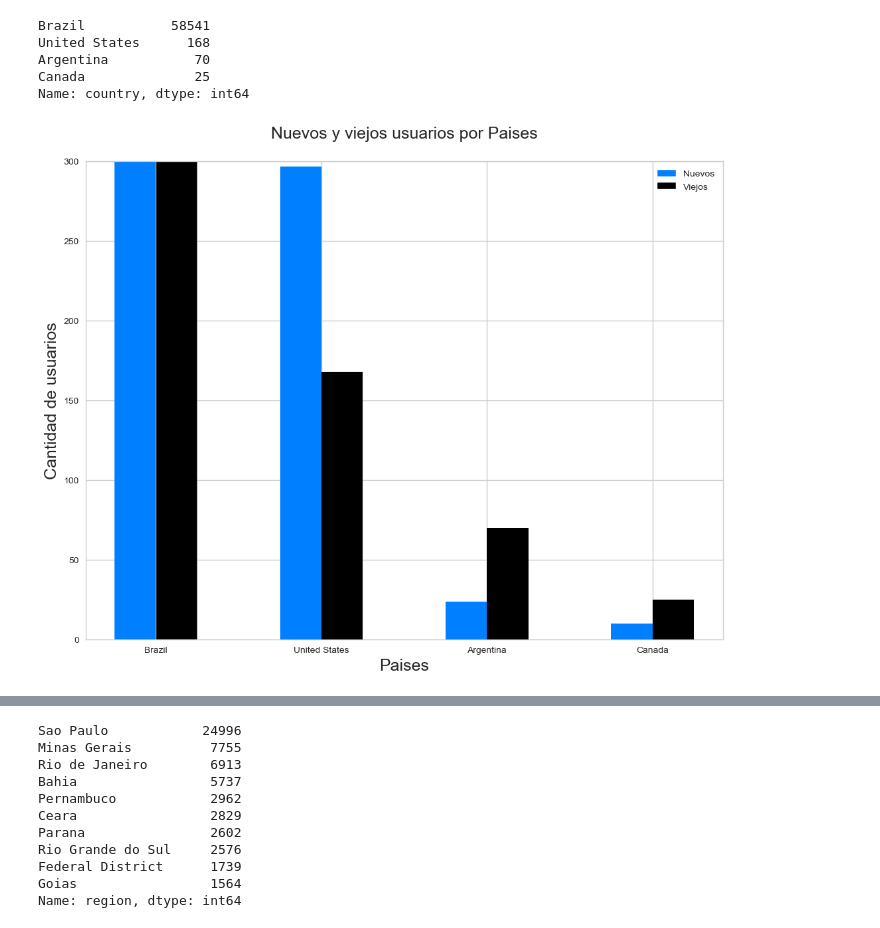
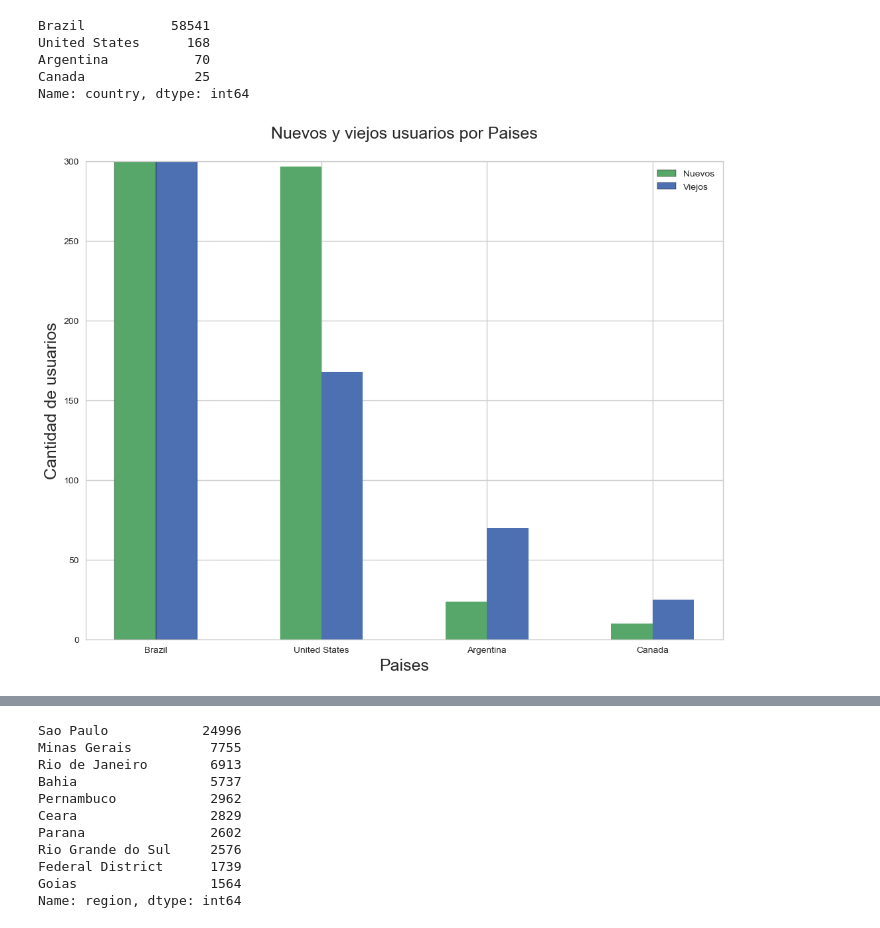
Before and after one commit to ConstanzaGonzalez/DatataFrita, a Jupyter notebook: tp/Viejos y nuevos usuarios.ipynb, the cells around one changed output, grey strips where cells are left out. Saved outputs shown, nothing was run; the diff lists cells and outputs as text; code cells hidden in the pictures.

```diff
--- a/tp/Viejos y nuevos usuarios.ipynb
+++ b/tp/Viejos y nuevos usuarios.ipynb
@@ -60,24 +60,26 @@ Name: country, dtype: int64
 # %%
 X = np.arange (len(usersN.index))
 Y1 = usersN.values
 Y2 = usersR.values
 
 
 plt.axes([0.025,0.025,1.5,1.5])
-plt.bar(X-0.125 ,Y1,facecolor = "#0080FF",label = "Nuevos", width = 0.25, align = "center",edgecolor = "white")
-plt.bar(X+0.125,Y2,facecolor = "#000000",label = "Viejos", width = 0.25, align = "center",edgecolor = "white")
+plt.bar(X-0.125 ,Y1,facecolor = "#57a76a",label = "Nuevos", width = 0.25, align = "center",edgecolor = "black")
+plt.bar(X+0.125,Y2,facecolor = "#4d70b2",label = "Viejos", width = 0.25, align = "center",edgecolor = "black")
+
+
 
 plt.ylim(0,300)
 plt.xticks(X,usersN.index,fontsize = 10)
 plt.xlabel("Paises",fontsize = 18)
 plt.ylabel('Cantidad de usuarios', fontsize = 18)
 
 plt.title('Nuevos y viejos usuarios por Paises\n', fontsize = 18)
 
 plt.legend(loc="upper right")
 plt.show()
 # %% [output]
-[figure, old version]
+[figure, new version]
 # %%
 X = np.arange (len(usersN.index))
 Y1 = usersN.values
```
Also changed, not shown: parts of 2 cells of this notebook, 3 other files.
